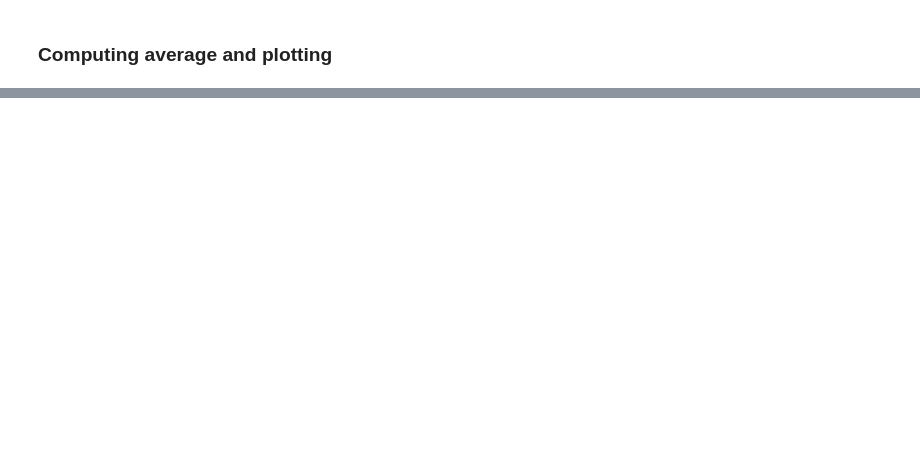
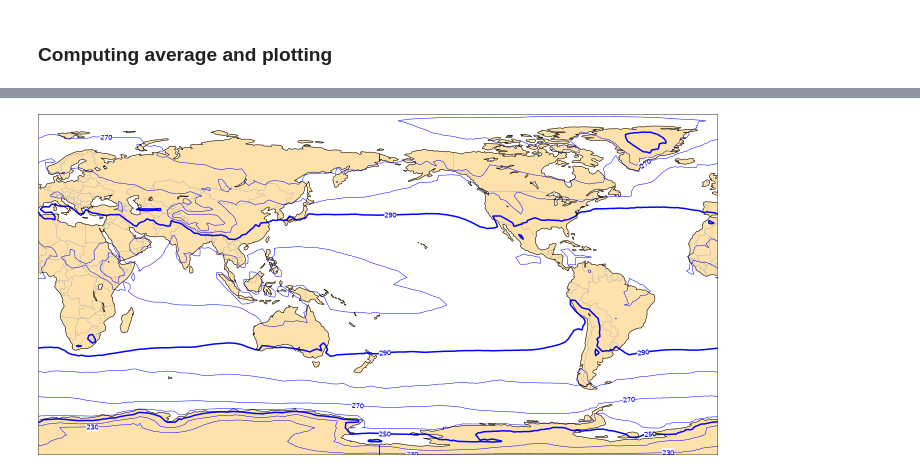
Before and after one commit to ecmwf-lab/climetlab-s2s-ai-competition, a Jupyter notebook: notebooks/demo_zarr.ipynb, the cells around one changed output, grey strips where cells are left out. Cells and saved outputs as stored; diff of their text form; code cells hidden in the pictures; blank space fills up the shorter version.

```diff
--- a/notebooks/demo_zarr.ipynb
+++ b/notebooks/demo_zarr.ipynb
@@ -66,3 +167,6 @@ cml.plot_map(mean1.isel(forecast_time=0, realization=0))
 # %%
-mean2 = ds.mean(dim="forecast_time")
-cml.plot_map(mean2.isel(step=20, realization=0))
+mean2 = rt_2t.mean(dim="forecast_time")
+m2 = mean2.isel(step=20, realization=0).squeeze().compute()
+cml.plot_map(m2)
+# %% [output]
+[figure, added]
```
Also changed, not shown: parts of 17 cells of this notebook, 2 other files.
